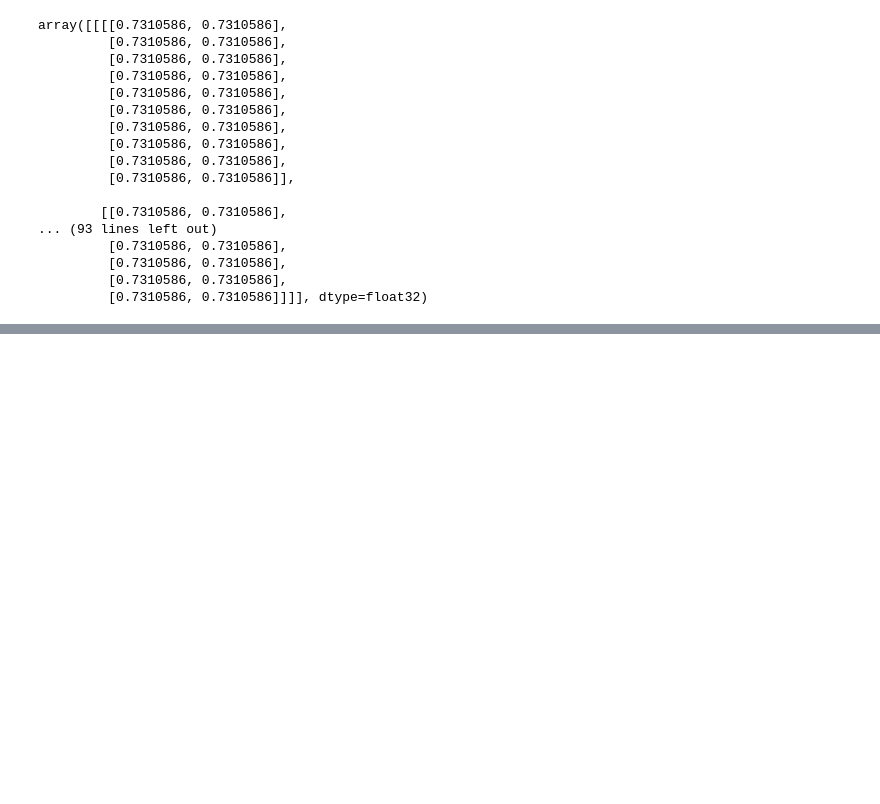
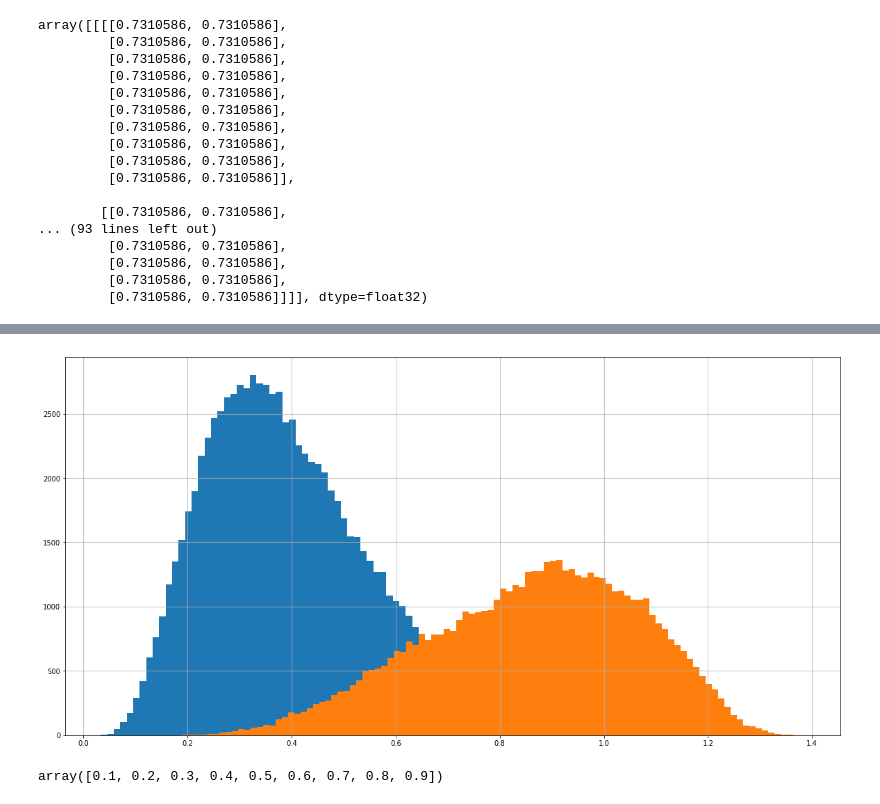
Before and after one commit to tonandr/face_vijnana_yolov3, a Jupyter notebook: analysis/face_recog_analysis.ipynb, the cells around one changed output, grey strips where cells are left out. Drawn from its saved outputs; the diff is of its cells as text; code cells hidden in the pictures; blank space fills up the shorter version.

```diff
--- a/analysis/face_recog_analysis.ipynb
+++ b/analysis/face_recog_analysis.ipynb
@@ -1402,0 +1423,7 @@ array([[[[0.7310586, 0.7310586],
+# %%
+figure(figsize=(20,10))
+hist(same_dists, bins=100)
+hist(diff_dists, bins=100)
+grid()
+# %% [output]
+[figure, added]
@@ -1402,0 +1432,4 @@ array([[[[0.7310586, 0.7310586],
+# %%
+sample
+# %% [output]
+array([0.1, 0.2, 0.3, 0.4, 0.5, 0.6, 0.7, 0.8, 0.9])
```
Also changed, not shown: parts of 12 cells of this notebook.
